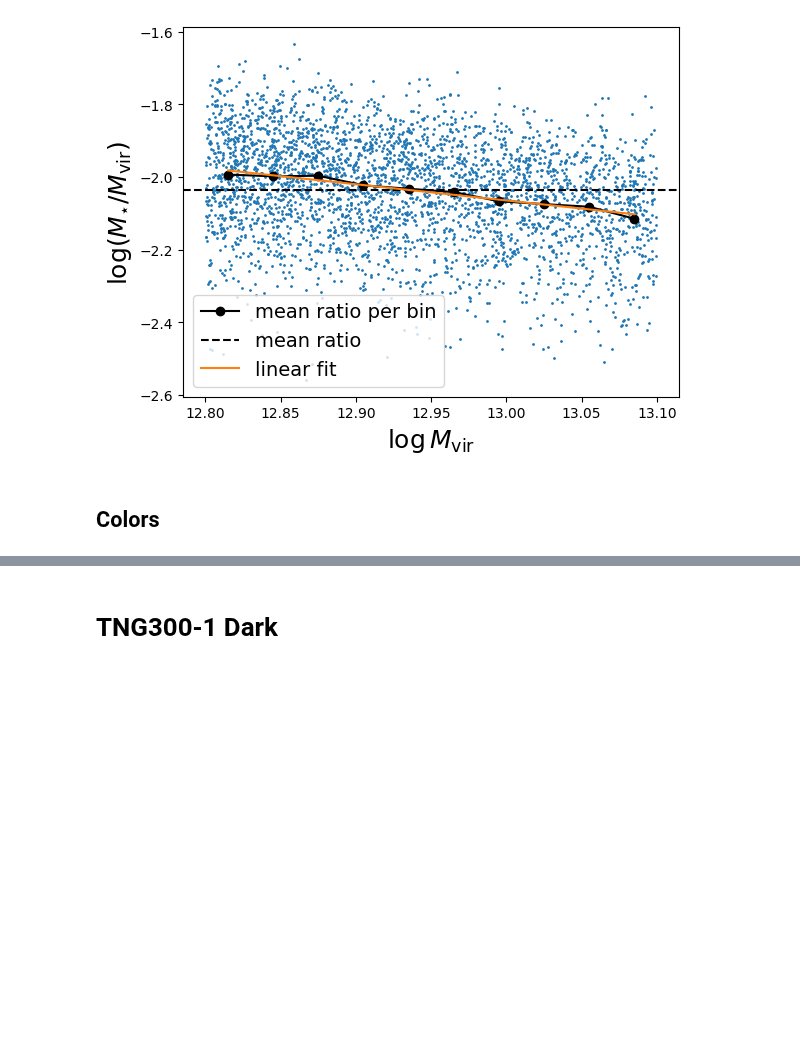
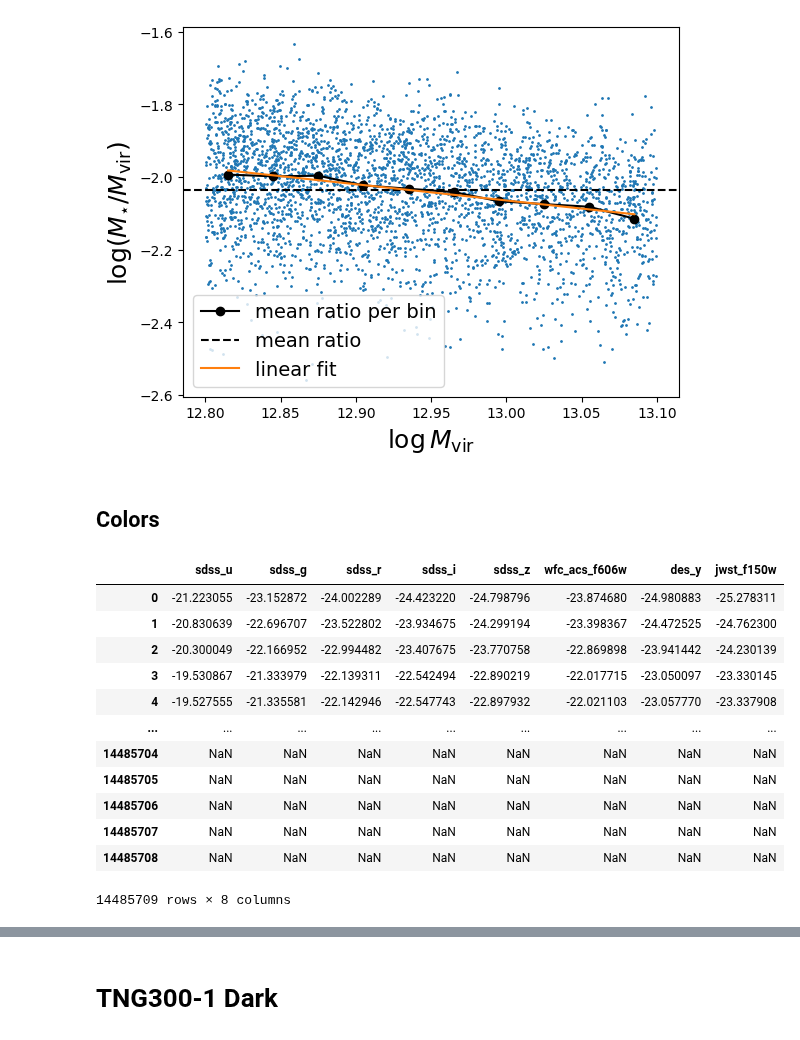
Before and after one commit to ismael-mendoza/nbody-relaxed, a Jupyter notebook: notebooks/wip/tng1.ipynb, the cells around one changed output, grey strips where cells are left out. Cells and saved outputs as stored; diff of their text form; code cells hidden in the pictures; blank space fills up the shorter version.

```diff
--- a/notebooks/wip/tng1.ipynb
+++ b/notebooks/wip/tng1.ipynb
@@ -14,11 +10,16 @@ from tqdm import tqdm
 # %%
 import matplotlib.pyplot as plt
 # %%
+metadata_file = "../../data/processed/tng/tng300-1-table.csv"
 tng_snapshot_dir = "../../data/processed/tng/TNG300-1/"  # everything is a host halo
+tng_dark_snapshot_dir = "../../data/processed/tng/TNG300-1-Dark/"
+
 trees_file = "../../data/processed/tng/TNG300-1_cut_trees.p"
+present_snapfile = tng_snapshot_dir + "TNG300-1_HaloHistory_MBP_snap99.hdf5"
+
 dark_trees_file = "../../data/processed/tng/TNG300-1-Dark_cut_trees.p"
-present_snapfile = tng_snapshot_dir + "TNG300-1_HaloHistory_MBP_snap99.hdf5"
-present_dark_snapfile = "../../data/processed/tng/TNG300-1-Dark_HaloHistory_MBP_snap99.hdf5"
-metadata_file = "../../data/processed/tng/tng300-1-table.csv"
+present_dark_snapfile = tng_dark_snapshot_dir + "TNG300-1-Dark_HaloHistory_MBP_snap99.hdf5"
+
+color_file = "../../data/processed/tng/Subhalo_StellarPhot_p07c_cf00dust_res_conv_ns1_rad30pkpc_099.hdf5"
 # %%
 SNAPS = np.arange(0, 100, 1)
@@ -269,3 +252,31 @@ plt.legend(loc='best', fontsize=14)
 deviation = ratio - (m * mvir + b)
 # %% [markdown]
 ## Colors
+# %%
+import h5py
+f = h5py.File(color_file, 'r')
+# %%
+colnames = 'sdss_u', 'sdss_g', 'sdss_r', 'sdss_i', 'sdss_z', 'wfc_acs_f606w', 'des_y', 'jwst_f150w'
+arr = f['Subhalo_StellarPhot_p07c_cf00dust_res_conv_ns1_rad30pkpc'][:]
+
+# average over projections
+arr = np.mean(arr, axis=-1)
+df_color = pd.DataFrame(arr, columns=colnames)
+
+f.close()
+# %%
+df_color
+# %% [output]
+|  | sdss_u | sdss_g | sdss_r | sdss_i | sdss_z | wfc_acs_f606w | des_y | jwst_f150w |
+| 0 | -21.223055 | -23.152872 | -24.002289 | -24.423220 | -24.798796 | -23.874680 | -24.980883 | -25.278311 |
+| 1 | -20.830639 | -22.696707 | -23.522802 | -23.934675 | -24.299194 | -23.398367 | -24.472525 | -24.762300 |
+| 2 | -20.300049 | -22.166952 | -22.994482 | -23.407675 | -23.770758 | -22.869898 | -23.941442 | -24.230139 |
+| 3 | -19.530867 | -21.333979 | -22.139311 | -22.542494 | -22.890219 | -22.017715 | -23.050097 | -23.330145 |
+| 4 | -19.527555 | -21.335581 | -22.142946 | -22.547743 | -22.897932 | -22.021103 | -23.057770 | -23.337908 |
+| ... | ... | ... | ... | ... | ... | ... | ... | ... |
+| 14485704 | NaN | NaN | NaN | NaN | NaN | NaN | NaN | NaN |
+| 14485705 | NaN | NaN | NaN | NaN | NaN | NaN | NaN | NaN |
+| 14485706 | NaN | NaN | NaN | NaN | NaN | NaN | NaN | NaN |
+| 14485707 | NaN | NaN | NaN | NaN | NaN | NaN | NaN | NaN |
+| 14485708 | NaN | NaN | NaN | NaN | NaN | NaN | NaN | NaN |
+14485709 rows × 8 columns
```
Also changed, not shown: parts of 27 cells of this notebook.
